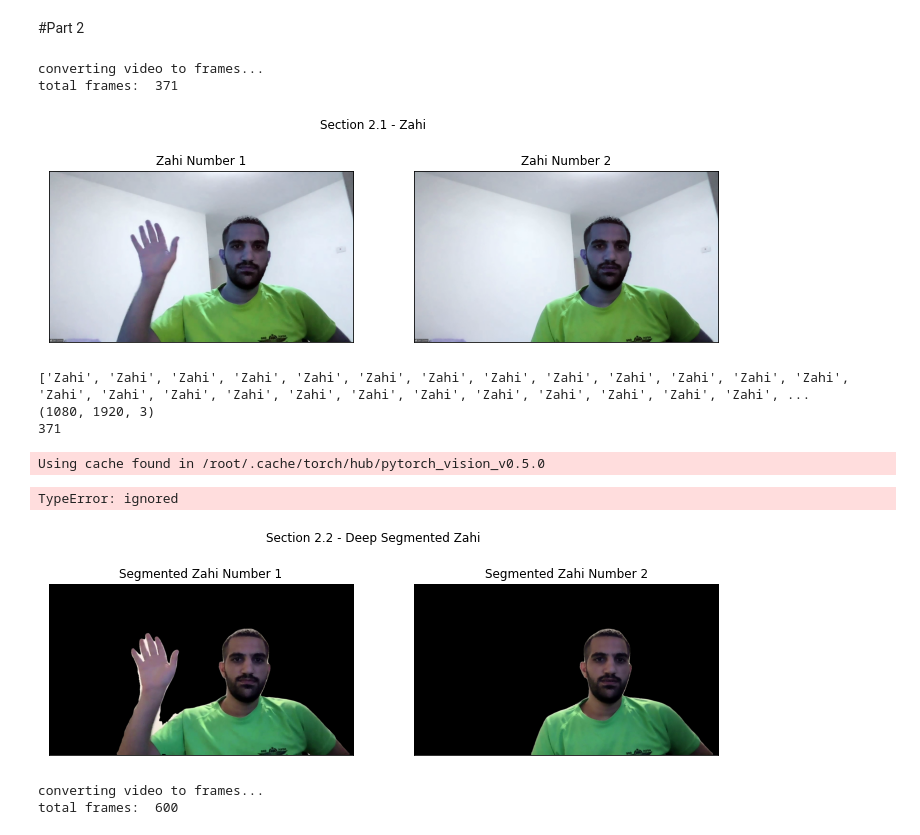
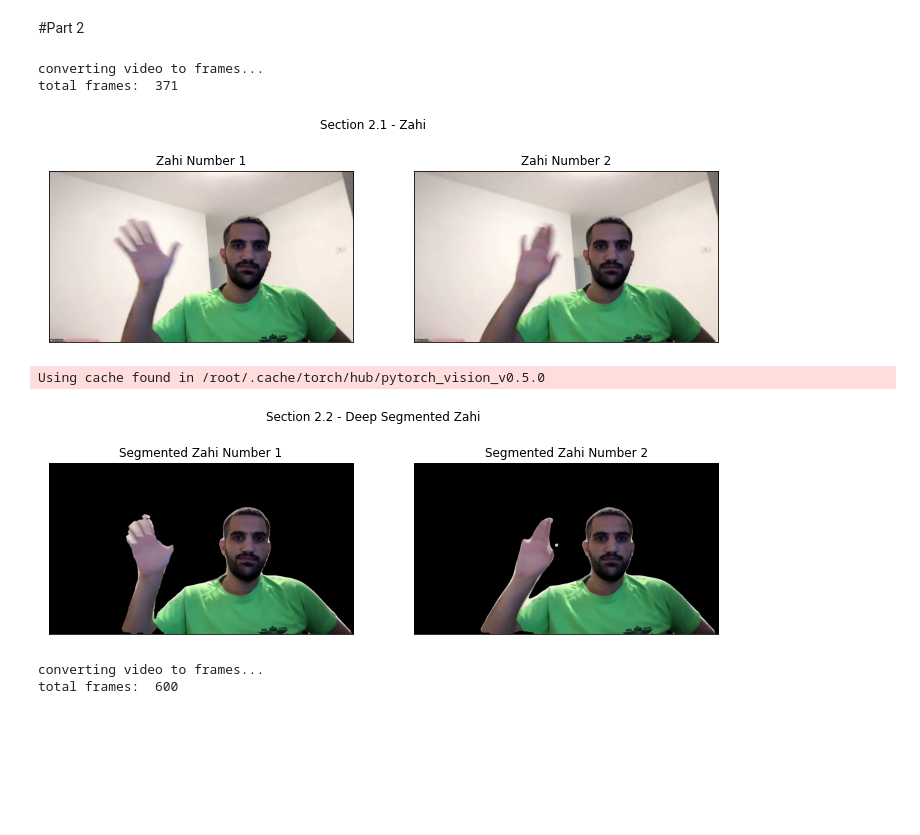
Before and after one commit to AnElectricalEngineer/Computer-Vision-HW-3, a Jupyter notebook: code/ee046746_hw3_332708007_204525612.ipynb, the cells around one changed output. Cells and saved outputs as stored; diff of their text form; code cells hidden in the pictures; blank space fills up the shorter version.

```diff
--- a/code/ee046746_hw3_332708007_204525612.ipynb
+++ b/code/ee046746_hw3_332708007_204525612.ipynb
@@ -308,66 +333,55 @@ The matching class is: lion, king of beasts, Panthera leo
 # %%
 # Section 2.1
 
-def video_to_image_seq(vid_path, outputList, newDim, output_path='./datasets/OTB/img/Custom/'):
-    #os.makedirs(output_path, exist_ok=True)
+def video_to_image_seq(vid_path, outputList, newDim):
     vidcap = cv2.VideoCapture(vid_path)
     success, image = vidcap.read()
     image = cv2.resize(image, newDim)
-    image = np.array(image)
+    image = cv2.cvtColor(image, cv2.COLOR_BGR2RGB)
+    image = Image.fromarray(image)
     count = 0
     print("converting video to frames...")
     while success:
-        #fname = str(count).zfill(4)
-        #cv2.imwrite(os.path.join(output_path, fname + ".jpg"), image)  # save frame as JPEG file
         outputList.append(image)
         success, image = vidcap.read()
         if success:
           image = cv2.resize(image, newDim)
-          image = np.array(image)
-        # print('Read a new frame: ', success)
+          image = cv2.cvtColor(image, cv2.COLOR_BGR2RGB)
+          image = Image.fromarray(image)
         count += 1
     print("total frames: ", count)
-
-# Convert video to frames
-ZahiFrames = []
-video_to_image_seq(f"{path}../data/my_data/Zahi_video.mkv", ZahiFrames, (1920, 1080), f"{path}../output/Section 2.1 - video frames")
-# %% [output]
-converting video to frames...
-total frames:  371
+# %%
+# Convert video to frames
+ZahiFrames = []
+video_to_image_seq(f"{path}../data/my_data/Zahi_video.mkv", ZahiFrames, (960, 540))
+ZahiFrames = ZahiFrames[74:225]
+# %% [output]
+converting video to frames...
+total frames:  371
 # %%
 # Display 2 frames
-
-ZahiImages = [ZahiFrames[122], ZahiFrames[0]]
+ZahiImages = [ZahiFrames[122], ZahiFrames[60]]
 
 fig, axes = plt.subplots(1, len(ZahiImages), figsize=(12,4))
 for idx, image in enumerate(ZahiImages):
     axes[idx].imshow(image)
     axes[idx].set_title(f'Zahi Number {idx + 1}')
     axes[idx].set_xticks([])
     axes[idx].set_yticks([])
 fig.suptitle('Section 2.1 - Zahi')
 plt.savefig(f'{path}../output/Section 2.1 - Zahi.png')
 # %% [output]
-[figure, old version]
+[figure, new version]
 # %%
 # Section 2.2
-
-labels = 371 * ['Zahi']
-print(labels)
-print(ZahiFrames[0].shape)
-print(len(ZahiFrames))
-
+labels = len(ZahiFrames) * ['Zahi']
 segmented_Zahi = applyDeepSegmentation(ZahiFrames, 'Section 2.2 - Deep Segmented Zahi', labels, False, False)
 # %% [output]
-['Zahi', 'Zahi', 'Zahi', 'Zahi', 'Zahi', 'Zahi', 'Zahi', 'Zahi', 'Zahi', 'Zahi', 'Zahi', 'Zahi', 'Zahi', 'Zahi', 'Zahi', 'Zahi', 'Zahi', 'Zahi', 'Zahi', 'Zahi', 'Zahi', 'Zahi', 'Zahi', 'Zahi', 'Zahi', ...
-(1080, 1920, 3)
-371
+Using cache found in /root/.cache/torch/hub/pytorch_vision_v0.5.0
-Using cache found in /root/.cache/torch/hub/pytorch_vision_v0.5.0
-TypeError: ignored
 # %%
 # Display 2 segmented frames
 
-ZahiSegmentedImages = [segmented_Zahi[122], segmented_Zahi[0]]
+ZahiSegmentedImages = [segmented_Zahi[122], segmented_Zahi[60]]
 
 fig, axes = plt.subplots(1, len(ZahiSegmentedImages), figsize=(12,4))
 for idx, image in enumerate(ZahiSegmentedImages):
@@ -378,7 +392,7 @@ for idx, image in enumerate(ZahiSegmentedImages):
 fig.suptitle('Section 2.2 - Deep Segmented Zahi')
 plt.savefig(f'{path}../output/Section 2.2 - Deep Segmented Zahi.png')
 # %% [output]
-[figure, old version]
+[figure, new version]
 # %%
 # Section 2.3
 
```
Also changed, not shown: parts of 14 cells of this notebook, 33 other files.
